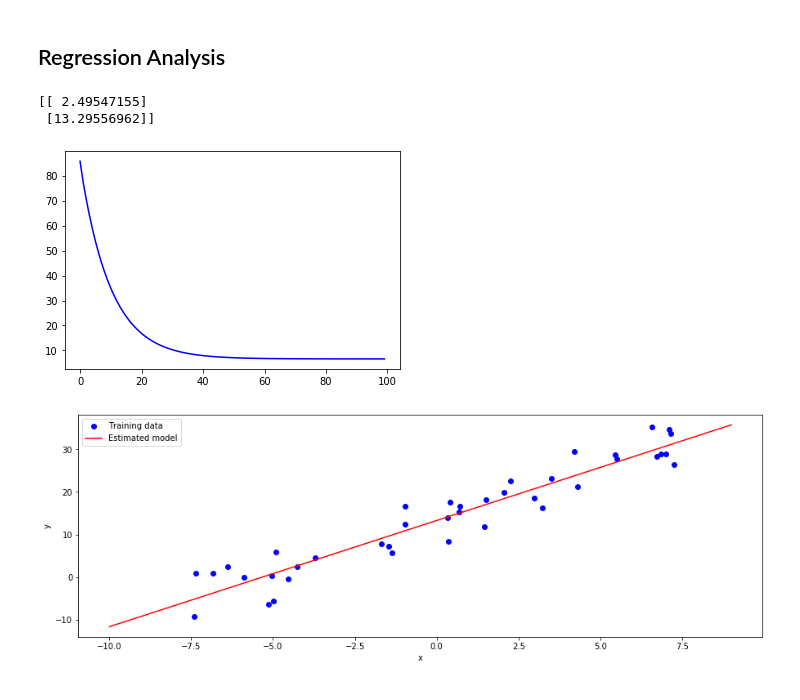
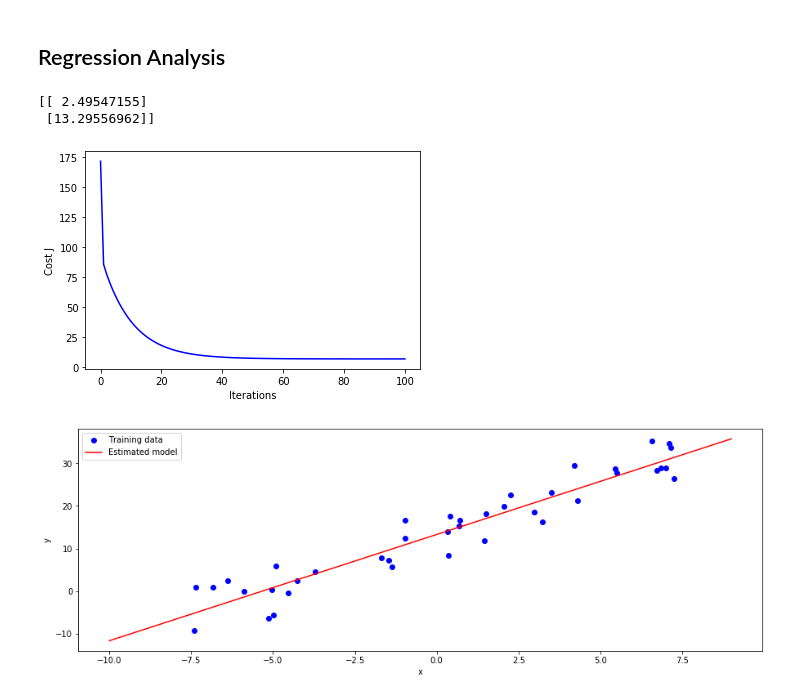
Before and after one commit to FG-33/ml-algorithms, a Jupyter notebook: regression_analysis/linear_regression_one_variable.ipynb, the cells around one changed output. Cells and saved outputs as stored; diff of their text form; code cells hidden in the pictures.

Commit message:
refactor(lin reg): adjust indexing (theory) and minor code refactoring

```diff
--- a/regression_analysis/linear_regression_one_variable.ipynb
+++ b/regression_analysis/linear_regression_one_variable.ipynb
@@ -69,6 +69,14 @@ X =  \begin{bmatrix} 1 & x_0 \\ 1 & x_1 \\ 1 & x_2 \\ 1 & x_3 \end{bmatrix}
 # %%
 import numpy as np
 
+def h(x, theta):
+    """ Calculate the estimated values.
+
+    :param x: input data, feature matrix
+    :param theta: the estimated linear model's parameters
+    :return estimated values: estimated values based on the given model parameters theta
+    """
+    return np.matmul(x, theta)
 
 def compute_costs(x, y, theta):
     """ Calculates the squared error between ground truth y and predicted output y'
@@ -76,12 +84,12 @@ def compute_costs(x, y, theta):
     :param x: input data, feature matrix
     :param y: output data, ground truth
     :param theta: the estimated linear model's parameters
-    :return predicted_result: squared error
+    :return error: squared error of the estimated model
     """
     N = y.shape[0] # number of samples
-    return 1/(2 * N) * sum(np.power(np.matmul(x, theta) - y, 2)) # vectorized form of (2)
+    return 1/(2 * N) * sum(np.power(h(x, theta) - y, 2)) # vectorized form of (2)
 
-def gradient_descent(x, y, theta=None, alpha=0.01, num_iters=100):
+def gradient_descent(x, y, theta, alpha=0.01, num_iters=100):
     """ Performs gradient descent to determine the best possible model based on given input data (x)
         and output data (y)
 
@@ -94,24 +102,18 @@ def gradient_descent(x, y, theta=None, alpha=0.01, num_iters=100):
     :return costs: list containing the calculated cost for each iteration
     """
     m, n = x.shape
-    if theta is None:
-        theta = np.random.rand(n, 1)
+    costs = []
 
-    costs = []
+    # also calculate for first iteration
+    costs.append(compute_costs(x, y, theta))
+
     for i in range(num_iters):
+        # adjust theta
         theta -= alpha * (1 / m) * np.matmul(np.transpose(x), (np.matmul(x, theta) - y)) # see (7)
+        # calculate cost for current iter
         costs.append(compute_costs(x, y, theta))
 
     return theta, costs
-
-def predict(x, theta):
-    """ Predicts outputs based on input values x and estimated theta
-
-    :param x: input data, feature matrix
-    :param theta: estimated linear model's parameters
-    :return predicted_result: predicted output for given input data
-    """
-    return np.matmul(x, theta)
 # %% [markdown]
 ## The Data
 # %%
@@ -144,17 +146,20 @@ plt.show()
 ## Regression Analysis
 # %%
 # Execute gradient descent
-theta, costs = gradient_descent(x, y, alpha=0.05, num_iters=100)
+theta = np.random.rand(x.shape[1], 1)
+theta, costs = gradient_descent(x, y, theta, alpha=0.05, num_iters=100)
 print(theta)
 
 # Plot the costs during gradient descent
 plt.figure(1)
 plt.plot(range(len(costs)), costs, "b-")
+plt.xlabel("Iterations")
+plt.ylabel("Cost J")
 plt.show()
 # %% [output]
 [[ 2.49547155]
  [13.29556962]]
-[figure, old version]
+[figure, new version]
 # %%
 # Plot the training data x, y
 plt.figure(1, figsize=(15, 5))
```
Also changed, not shown: parts of 3 cells of this notebook.
